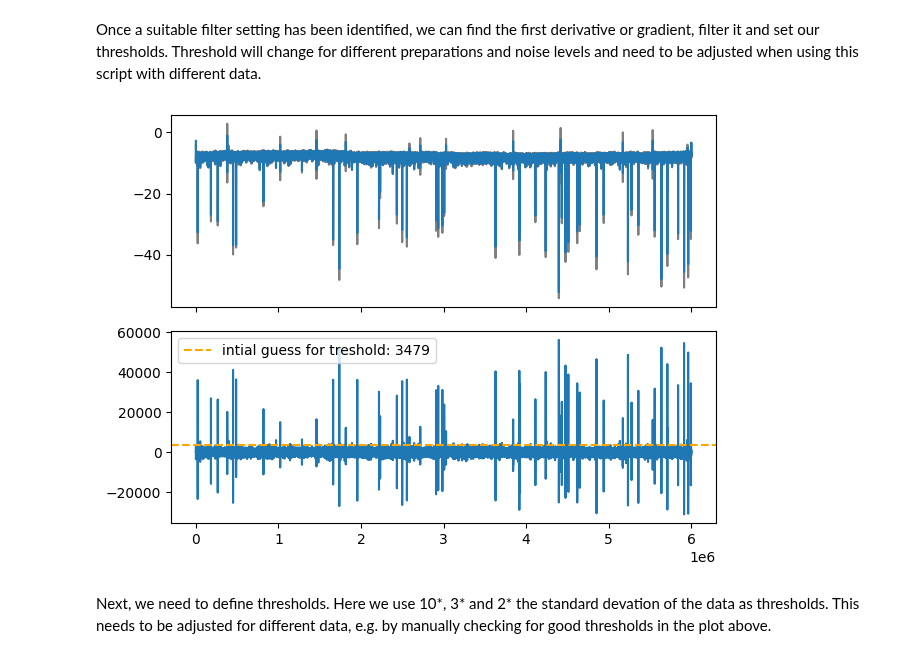
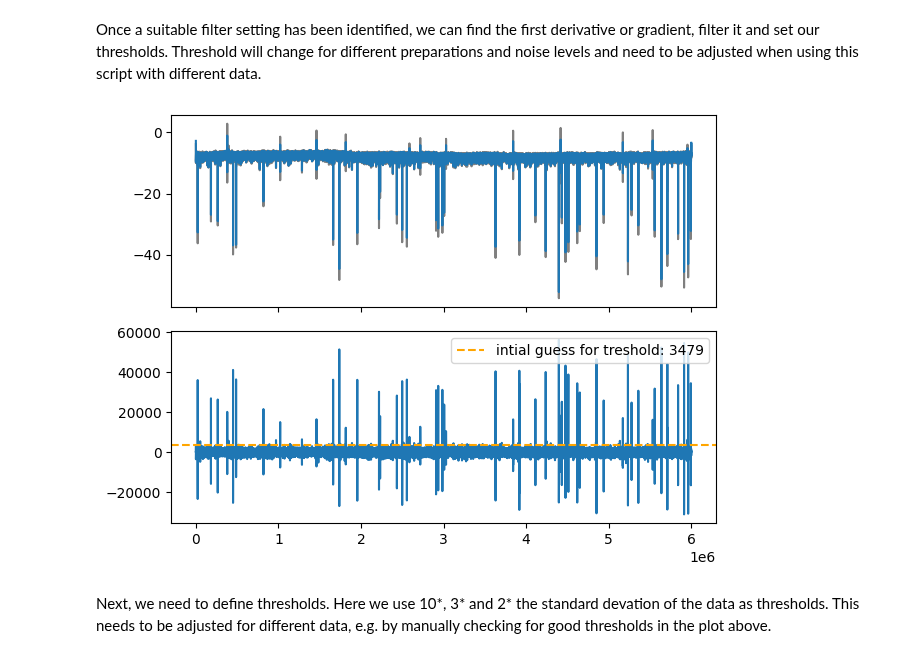
Before and after one commit to delvendahl/miniML, a Jupyter notebook: model_training/extract_training_data/generate_training_data_gradient.ipynb, the cells around one changed output. Saved outputs shown, nothing was run; the diff lists cells and outputs as text; code cells hidden in the pictures.

```diff
--- a/model_training/extract_training_data/generate_training_data_gradient.ipynb
+++ b/model_training/extract_training_data/generate_training_data_gradient.ipynb
@@ -72,32 +76,32 @@ Once a suitable filter setting has been identified, we can find the first deriva
 # %%
 %matplotlib inline
 # change inline to qt to zoom into the trace and check if the filter settings are in order and determine good thresholds.
 
 # filter raw data trace, calculate gradient and filter first derivative trace
 trace_convolved = signal.convolve(data_trace, win, mode='same') / sum(win)
 gradient = np.gradient(trace_convolved, trace.sampling)
 smth_gradient = signal.convolve(gradient, win, mode='same') / sum(win)
 
 # set start and end of gradient to the mean of the entire data; helps to prevent picking up filter artifacts
 smth_gradient[:win_size] = np.mean(smth_gradient)
 smth_gradient[int(smth_gradient.shape[0]-(win_size*2)):] = np.mean(smth_gradient)
 
 # Set the different thresholds.
 threshold_intial_guess = int(4 * np.std(smth_gradient))
 
 fig, axs = plt.subplots(2, 1, sharex=True)
 
 axs[0].plot(data_trace*event_direction, alpha=0.5, c='k')
 axs[0].plot(trace_convolved*event_direction)
 
 axs[1].plot(smth_gradient)
 
 axs[1].axhline(threshold_intial_guess, c='orange', ls='--', label=f'intial guess for treshold: {threshold_intial_guess}')
-axs[1].legend()
+axs[1].legend(loc='upper right')
 plt.tight_layout()
 plt.show()
 # %% [output]
-[figure, old version]
+[figure, new version]
 # %% [markdown]
 Next, we need to define thresholds. Here we use 10*, 3* and 2* the standard devation of the data as thresholds. This needs to be adjusted for different data, e.g. by manually checking for good thresholds in the plot above.
 # %%
```
Also changed, not shown: parts of 6 cells of this notebook, 1 other file.
